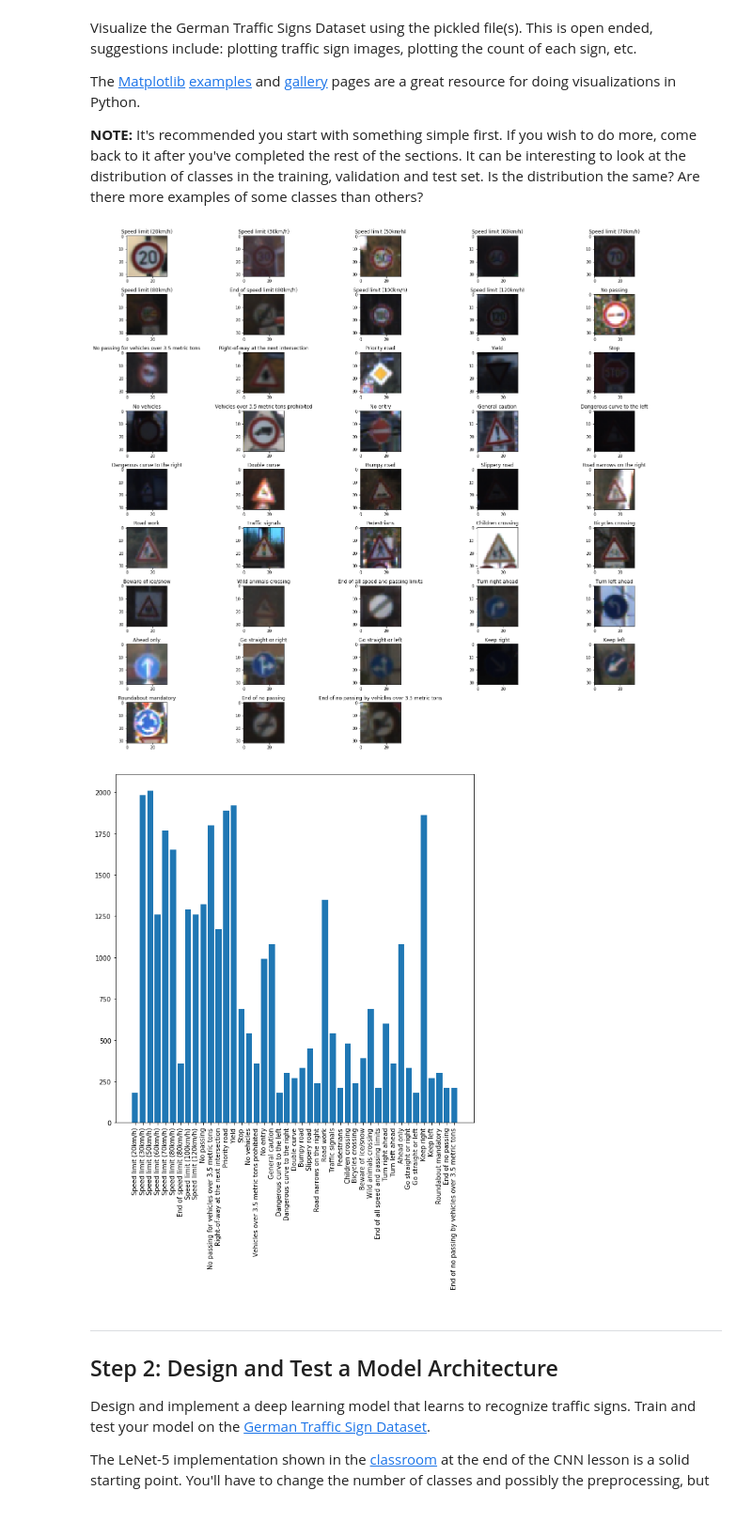
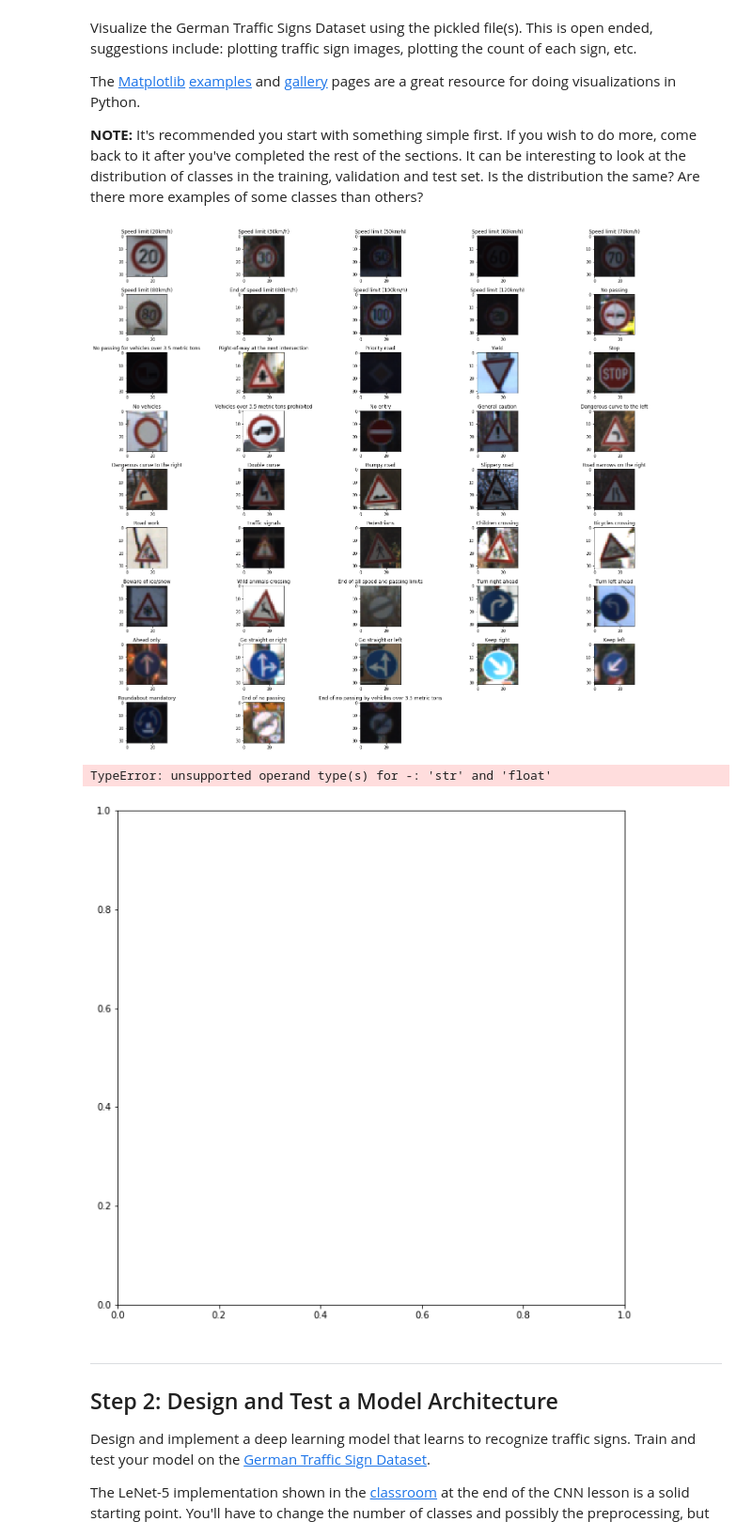
Before and after one commit to shunjilin/UdacityCarNDTrafficSignClassifier, a Jupyter notebook: Traffic_Sign_Classifier.ipynb, the cells around one changed output. Shown at 94% size. Drawn from its saved outputs; the diff is of its cells as text; code cells hidden in the pictures.

```diff
--- a/Traffic_Sign_Classifier.ipynb
+++ b/Traffic_Sign_Classifier.ipynb
@@ -103,32 +103,40 @@ import matplotlib.pyplot as plt
 %matplotlib inline
 # %%
 # See sample image from each class id
-fig = plt.figure(figsize=(20, 20))
+import random
 
-for classid in range(n_classes):
-    image = X_train[np.where(y_train == classid)[0][0]]
-    ax = fig.add_subplot(10, 5, classid + 1)
-    ax.set_title(label_mappings[classid])
-    plt.imshow(image)
-plt.tight_layout()
-plt.show()
+# randomly displays an image from each class
+def display_image_per_class(X_train, y_train, label_mappings):
+    fig = plt.figure(figsize=(20, 20))
+    for classid in range(n_classes):
+        image = random.choice(X_train[np.where(y_train == classid)])
+        ax = fig.add_subplot(10, 5, classid + 1)
+        ax.set_title(label_mappings[classid])
+        plt.imshow(image)
+    plt.tight_layout()
+    plt.show()
+
+display_image_per_class(X_train, y_train, label_mappings)
 
 # some images are much darker than others
 # %% [output]
-[figure, old version]
+[figure, new version]
 # %%
 # distribution of classes
 from collections import Counter
 
-plt.figure(figsize = (10, 10))
-counts = Counter(y_train)
-plt.bar([label_mappings[class_idx] for class_idx in counts.keys()], counts.values())
-plt.xticks(rotation='vertical')
-plt.show()
+def display_class_distribution(y_train, label_mappings):
+    plt.figure(figsize = (10, 10))
+    counts = Counter(y_train)
+    plt.bar([label_mappings[class_idx] for class_idx in counts.keys()], counts.values())
+    plt.xticks(rotation='vertical')
+    plt.show()
 
+display_class_distribution(y_train, label_mappings)
 # Seems like quite an uneven distribution of each class label for the training set
 # %% [output]
+TypeError: unsupported operand type(s) for -: 'str' and 'float'
-[figure, old version]
+[figure, new version]
 # %% [markdown]
 ----
 
```
Also changed, not shown: parts of 15 cells of this notebook.
